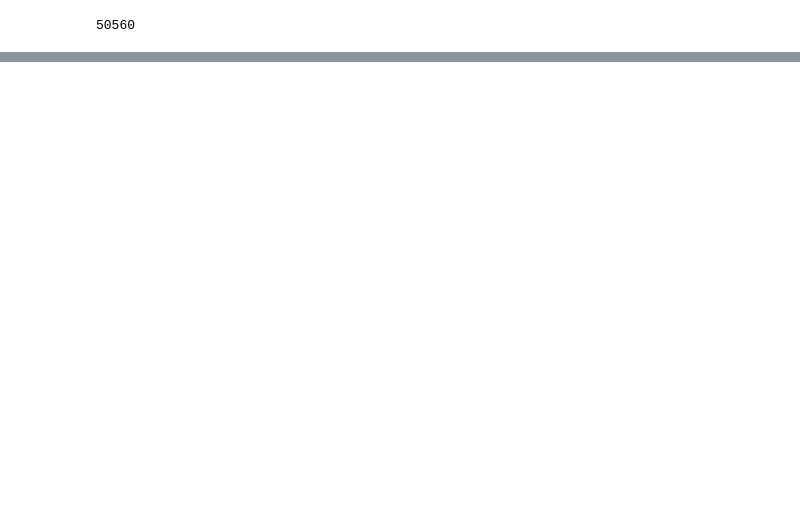
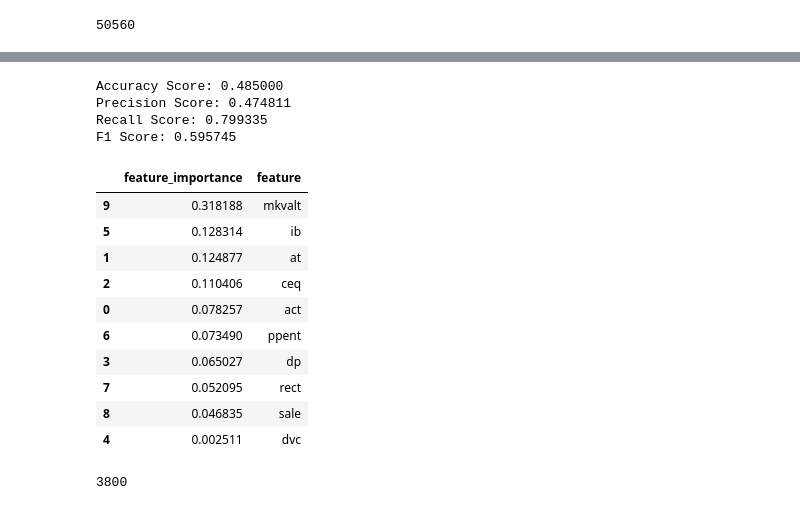
Before and after one commit to yaakoveitan/StonksLLC, a Jupyter notebook: Stonk .ipynb, the cells around one changed output, grey strips where cells are left out. Drawn from its saved outputs; the diff is of its cells as text; code cells hidden in the pictures; blank space fills up the shorter version.

```diff
--- a/Stonk .ipynb
+++ b/Stonk .ipynb
@@ -136,0 +276,4 @@ Name: undervalued, dtype: int64
+# %%
+# best features according to pearson test
+selected_features = fs.get_feature_names_out()
+X = df[selected_features]
@@ -153,15 +382,20 @@ X_test_scaled = scaler.transform(X_test)
 # %%
-rf_model = RandomForestClassifier()
+# choose model and hyperparameters then run a grids search to find best paramaters
+scaler = StandardScaler()
+X_train_scaled = scaler.fit_transform(X_train)
+X_test_scaled = scaler.transform(X_test)
+
+DT_model = DecisionTreeRegressor()
 
 params = [{'n_estimators': [100, 200, 400, 800],
-        'max_depth': [5, 10, 20, 40, 80],
-        'min_samples_leaf': [3, 4, 5],
+        'max_depth': [3,5,7],
+        'min_samples_leaf': [5,10, 25],
         'min_samples_split': [8, 10, 12],
+        'max_features' : [2,6,8,None]
           }]
 
 gs = GridSearchCV(rf_model,
                       param_grid=params,
-                      scoring='precision',
                       cv=3, verbose=2, return_train_score=False)
 gs.fit(X_train_scaled, y_train)
 gs.best_params_
@@ -190,14 +420,7 @@ Fitting 3 folds for each of 180 candidates, totalling 540 fits
 # %%
-#rf gs:
-#{'max_depth': 5,
-# 'min_samples_leaf': 5,
-# 'min_samples_split': 8,
- #'n_estimators': 200}
+# train model using best parameters then test scores
 
-rf_model = RandomForestClassifier(max_depth = 5, min_samples_leaf=5, min_samples_split=8, n_estimators=200)
-rf_model.fit(X_train_scaled, y_train)
-y_pred = rf_model.predict(X_test_scaled)
-precision_score(y_test, y_pred)
-
-#precision is 0.50 ish
+rf = RandomForestRegressor(max_depth=7, max_features=8, min_samples_leaf=10,
+                           min_samples_split=12, n_estimators=800)
+build_and_eval_regresion_model(rf,X,y)
 # %% [output]
@@ -204,0 +469,37 @@ precision_score(y_test, y_pred)
+# %%
+# Evaluate and print model scores using accuracy, precision, recall, f1 scores, and auc scores.
+accuracy = accuracy_score(undervalued_y_test,undervalued_y_pred)
+print("Accuracy Score: %f" % accuracy)
+
+precision = precision_score(undervalued_y_test,undervalued_y_pred)
+print("Precision Score: %f" % precision)
+
+recall = recall_score(undervalued_y_test,undervalued_y_pred)
+print("Recall Score: %f" % recall)
+
+f1 = f1_score(undervalued_y_test,undervalued_y_pred)
+print('F1 Score: %f' % f1)
+
+# Calculate predicted probabilities
+# %% [output]
+Accuracy Score: 0.485000
+Precision Score: 0.474811
+Recall Score: 0.799335
+F1 Score: 0.595745
+# %%
+# find most important features
+feature_imp = pd.DataFrame.from_dict( {'feature_importance': rf_model.feature_importances_,
+                                       'feature':selected_features}).sort_values('feature_importance', ascending=False)
+feature_imp
+# %% [output]
+|  | feature_importance | feature |
+| 9 | 0.318188 | mkvalt |
+| 5 | 0.128314 | ib |
+| 1 | 0.124877 | at |
+| 2 | 0.110406 | ceq |
+| 0 | 0.078257 | act |
+| 6 | 0.073490 | ppent |
+| 3 | 0.065027 | dp |
+| 7 | 0.052095 | rect |
+| 8 | 0.046835 | sale |
+| 4 | 0.002511 | dvc |
@@ -205 +509,5 @@ precision_score(y_test, y_pred)
+# %%
+len(undervalued_y_test)
+# %% [output]
+3800
 # %%
```
Also changed, not shown: parts of 41 cells of this notebook.
